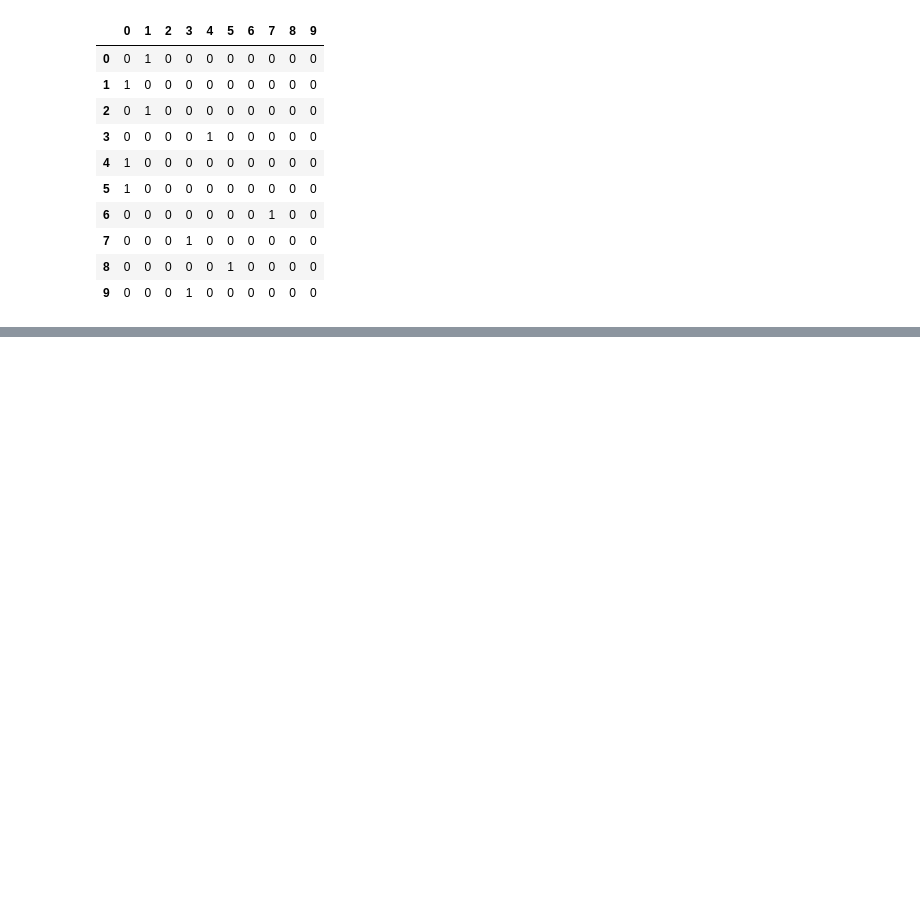
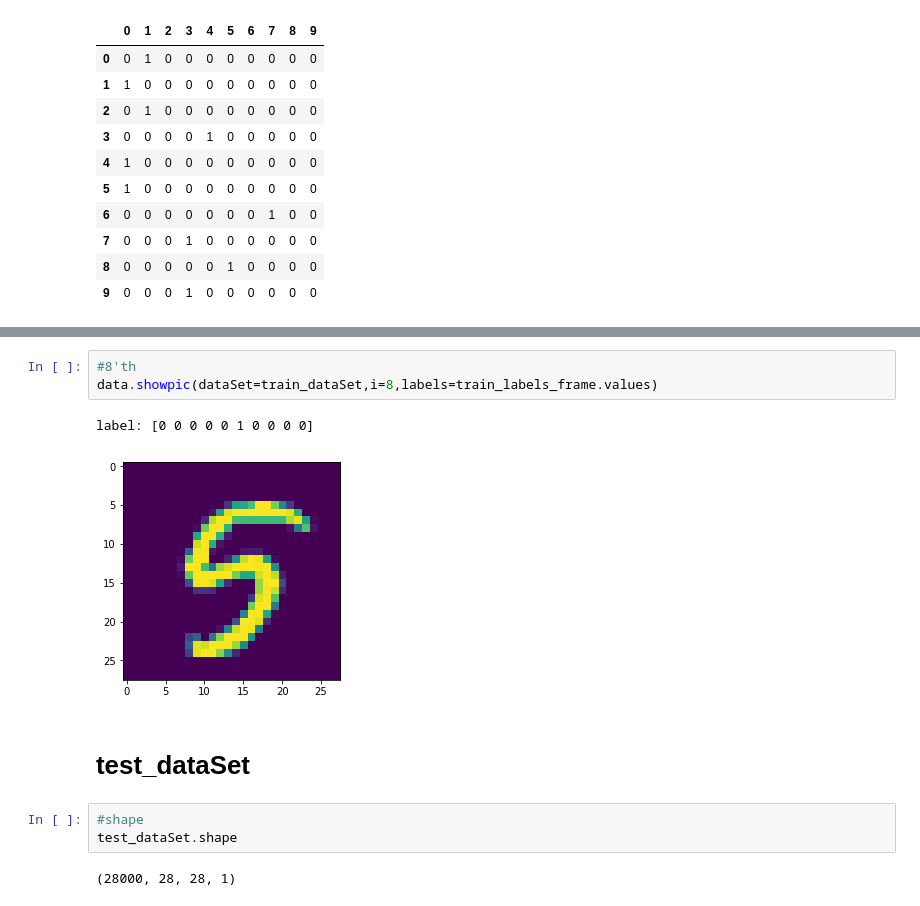
Before and after one commit to XierHacker/KaggleCollection, a Jupyter notebook: DigitRecognizer/source/dataExplore.ipynb, the cells around one changed output, grey strips where cells are left out. Cells and saved outputs as stored; diff of their text form; blank space fills up the shorter version.

```diff
--- a/DigitRecognizer/source/dataExplore.ipynb
+++ b/DigitRecognizer/source/dataExplore.ipynb
@@ -75,0 +101,13 @@ train_labels_frame.head(10)
+# %%
+#8'th
+data.showpic(dataSet=train_dataSet,i=8,labels=train_labels_frame.values)
+# %% [output]
+label: [0 0 0 0 0 1 0 0 0 0]
+[figure, added]
+# %% [markdown]
+# test_dataSet
+# %%
+#shape
+test_dataSet.shape
+# %% [output]
+(28000, 28, 28, 1)
```
Also changed, not shown: parts of 7 cells of this notebook, 1 other file.
